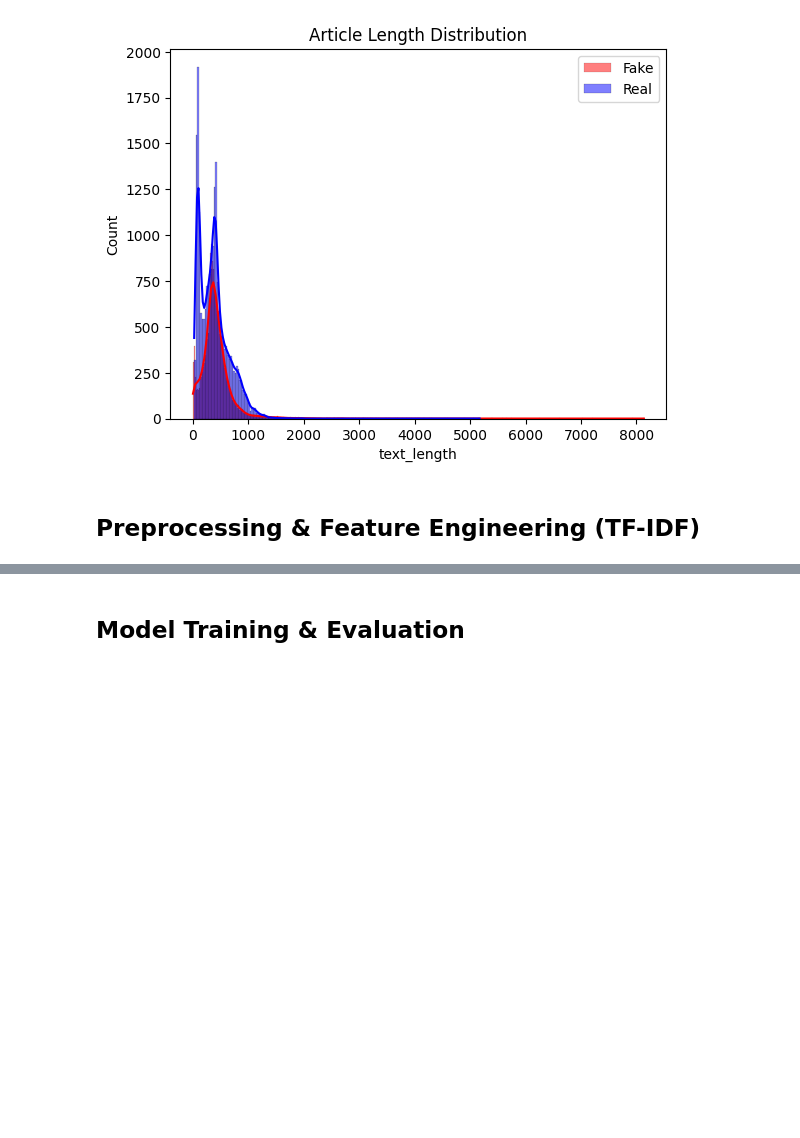
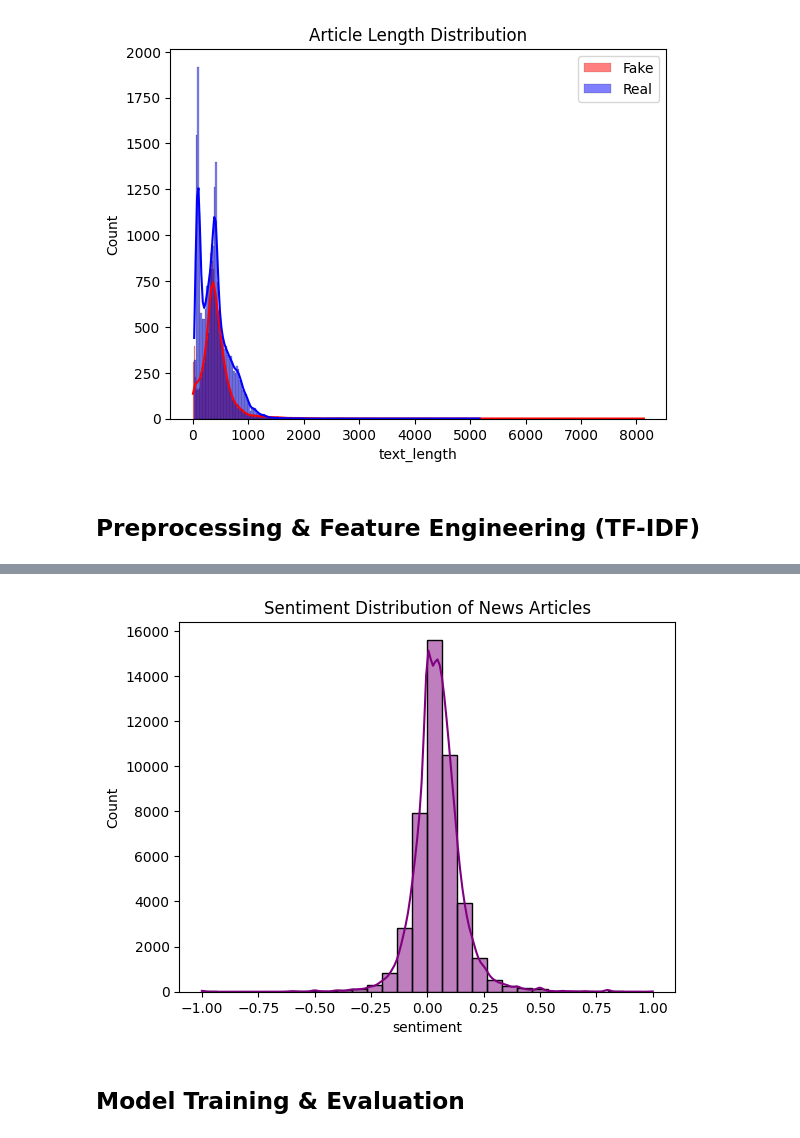
Before and after one commit to eraj256/Datascience_project-, a Jupyter notebook: fakereal_newz.ipynb, the cells around one changed output, grey strips where cells are left out. Drawn from its saved outputs; the diff is of its cells as text; code cells hidden in the pictures; blank space fills up the shorter version.

```diff
--- a/fakereal_newz.ipynb
+++ b/fakereal_newz.ipynb
@@ -108,3 +108,22 @@ plt.show()
 [figure]
 # %% [markdown]
 ## Preprocessing & Feature Engineering (TF-IDF)
+# %%
+import nltk, re
+from nltk.corpus import stopwords
+from nltk.stem import WordNetLemmatizer
+
+nltk.download('stopwords')
+nltk.download('wordnet')
+
+stop_words = set(stopwords.words('english'))
+lemmatizer = WordNetLemmatizer()
+
+def clean_text(text):
+    text = re.sub(r"[^a-zA-Z]", " ", str(text))  # remove numbers/punctuations
+    words = text.lower().split()
+    words = [lemmatizer.lemmatize(w) for w in words if w not in stop_words]
+    return " ".join(words)
+
+data["clean_text"] = data["text"].apply(clean_text)
+print(data["clean_text"].head())
@@ -111,2 +183,13 @@ plt.show()
+# %%
+from textblob import TextBlob
+
+# Sentiment polarity for each article
+data["sentiment"] = data["clean_text"].apply(lambda x: TextBlob(x).sentiment.polarity)
+
+sns.histplot(data["sentiment"], kde=True, bins=30, color="purple")
+plt.title("Sentiment Distribution of News Articles")
+plt.show()
+# %% [output]
+[figure, added]
 # %%
 # Features and Labels
```
Also changed, not shown: parts of 5 cells of this notebook.
